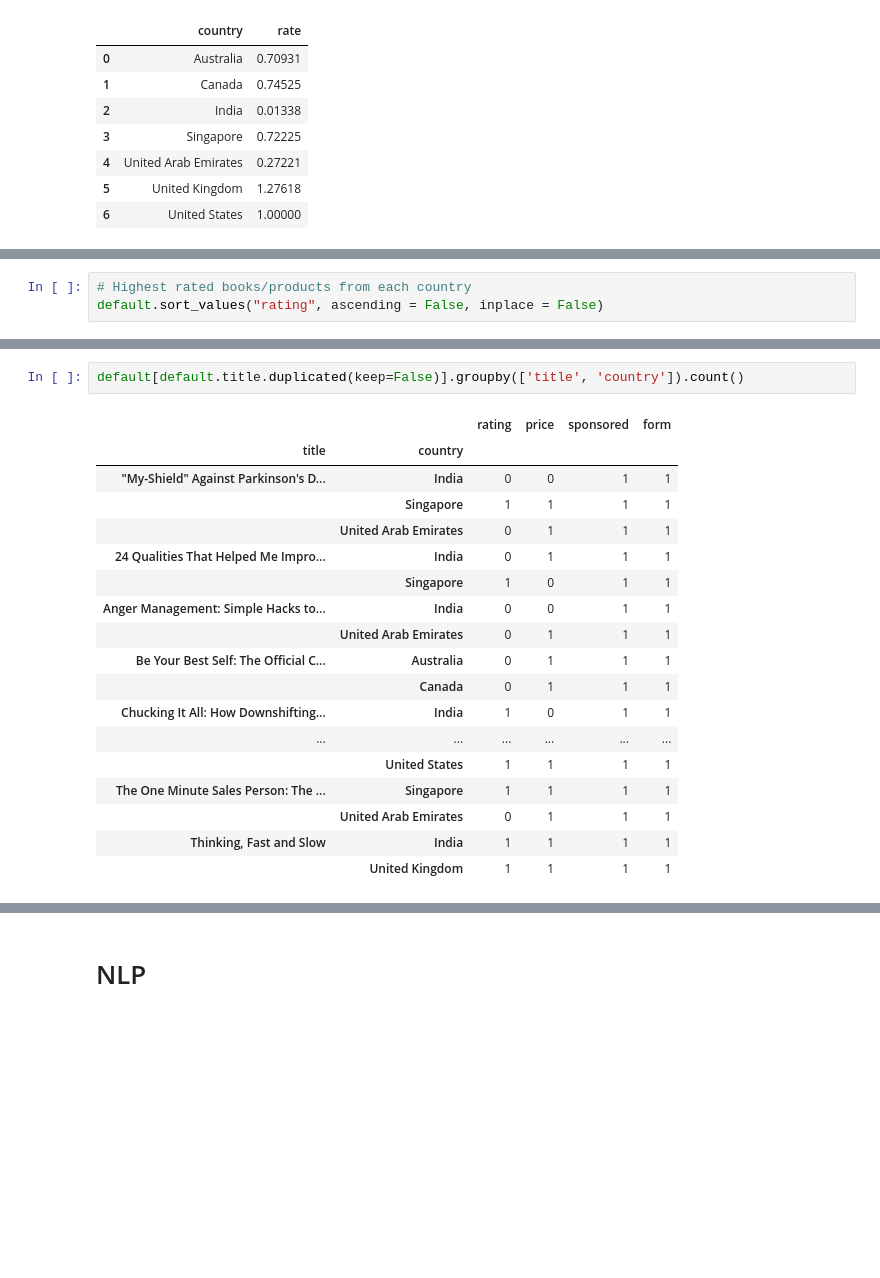
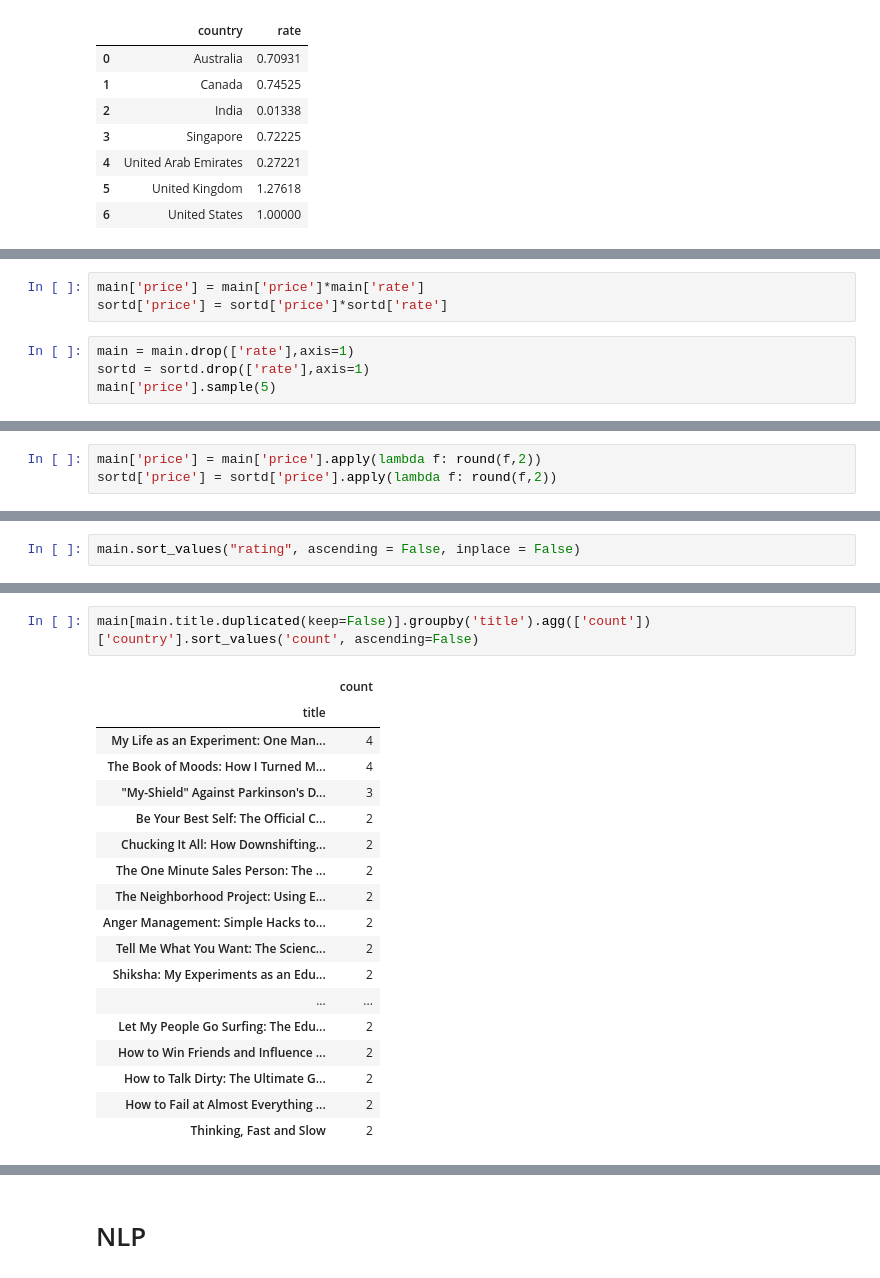
Before and after one commit to TyroneWilkinson/Scraping-Amazon, a Jupyter notebook: Amazon Data (Small).ipynb, the cells around one changed output, grey strips where cells are left out. Cells and saved outputs as stored; diff of their text form; blank space fills up the shorter version.

Commit message:
Renamed main .py script, updated notebooks, added slide deck.

```diff
--- a/Amazon Data (Small).ipynb
+++ b/Amazon Data (Small).ipynb
@@ -154,0 +80,7 @@ default
+# %%
+main['price'] = main['price']*main['rate']
+sortd['price'] = sortd['price']*sortd['rate']
+# %%
+main = main.drop(['rate'],axis=1)
+sortd = sortd.drop(['rate'],axis=1)
+main['price'].sample(5)
@@ -154,0 +105,3 @@ default
+# %%
+main['price'] = main['price'].apply(lambda f: round(f,2))
+sortd['price'] = sortd['price'].apply(lambda f: round(f,2))
@@ -190,5 +152,4 @@ default.groupby(['country', 'form']).count()
 # %%
-# Highest rated books/products from each country
-default.sort_values("rating", ascending = False, inplace = False)
+main.sort_values("rating", ascending = False, inplace = False)
 # %% [output]
 |  | country | title | rating | price | sponsored | form |
@@ -277,21 +258,21 @@ default[default.title.duplicated(keep=False)].groupby('title').agg(['count'])['c
 # %%
-default[default.title.duplicated(keep=False)].groupby(['title', 'country']).count()
+main[main.title.duplicated(keep=False)].groupby('title').agg(['count'])['country'].sort_values('count', ascending=False)
 # %% [output]
-|  |  | rating | price | sponsored | form |
-| title | country |  |  |  |  |
-| "My-Shield" Against Parkinson's D... | India | 0 | 0 | 1 | 1 |
-|  | Singapore | 1 | 1 | 1 | 1 |
-|  | United Arab Emirates | 0 | 1 | 1 | 1 |
-| 24 Qualities That Helped Me Impro... | India | 0 | 1 | 1 | 1 |
-|  | Singapore | 1 | 0 | 1 | 1 |
-| Anger Management: Simple Hacks to... | India | 0 | 0 | 1 | 1 |
-|  | United Arab Emirates | 0 | 1 | 1 | 1 |
-| Be Your Best Self: The Official C... | Australia | 0 | 1 | 1 | 1 |
-|  | Canada | 0 | 1 | 1 | 1 |
-| Chucking It All: How Downshifting... | India | 1 | 0 | 1 | 1 |
-| ... | ... | ... | ... | ... | ... |
-|  | United States | 1 | 1 | 1 | 1 |
-| The One Minute Sales Person: The ... | Singapore | 1 | 1 | 1 | 1 |
-|  | United Arab Emirates | 0 | 1 | 1 | 1 |
-| Thinking, Fast and Slow | India | 1 | 1 | 1 | 1 |
-|  | United Kingdom | 1 | 1 | 1 | 1 |
+|  | count |
+| title |  |
+| My Life as an Experiment: One Man... | 4 |
+| The Book of Moods: How I Turned M... | 4 |
+| "My-Shield" Against Parkinson's D... | 3 |
+| Be Your Best Self: The Official C... | 2 |
+| Chucking It All: How Downshifting... | 2 |
+| The One Minute Sales Person: The ... | 2 |
+| The Neighborhood Project: Using E... | 2 |
+| Anger Management: Simple Hacks to... | 2 |
+| Tell Me What You Want: The Scienc... | 2 |
+| Shiksha: My Experiments as an Edu... | 2 |
+| ... | ... |
+| Let My People Go Surfing: The Edu... | 2 |
+| How to Win Friends and Influence ... | 2 |
+| How to Talk Dirty: The Ultimate G... | 2 |
+| How to Fail at Almost Everything ... | 2 |
+| Thinking, Fast and Slow | 2 |
```
Also changed, not shown: parts of 56 cells of this notebook, 3 other files.
